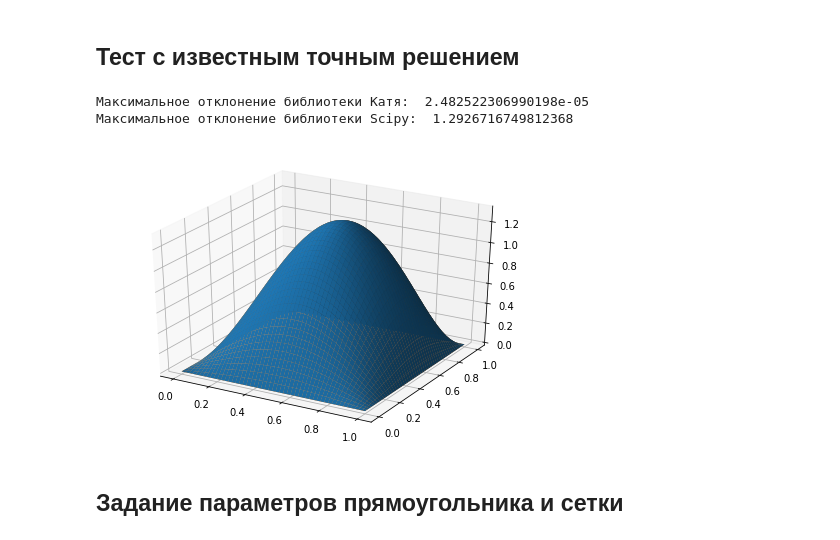
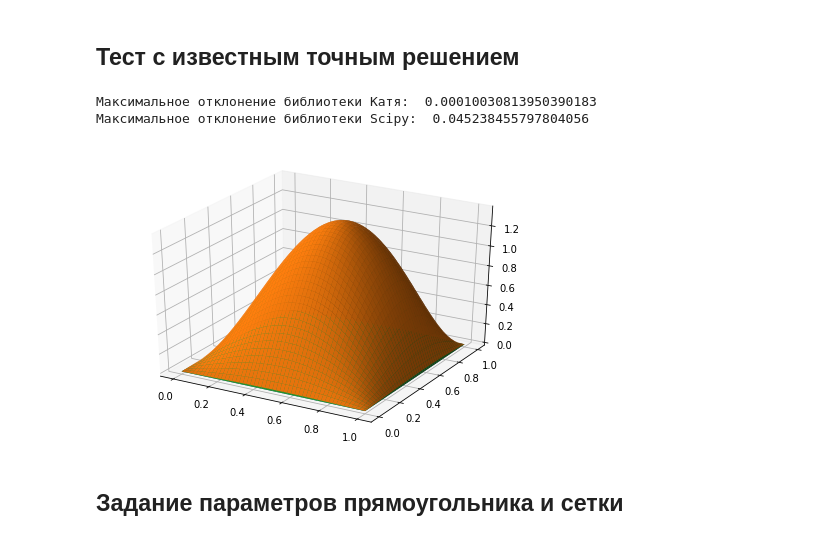
Before and after one commit to katyalatypova/mipt_comp_math, a Jupyter notebook: Task2.ipynb, the cells around one changed output. Drawn from its saved outputs; the diff is of its cells as text; code cells hidden in the pictures.

Commit message:
scipy to be understood

```diff
--- a/Task2.ipynb
+++ b/Task2.ipynb
@@ -79,13 +68,12 @@ def lamda(i, N, h):
     return 4*(sin(pi * i / 2 / N))**2/h**2
 
 def solver(Nx, Ny, hx, hy, fd):
-    fd_ft = dft.dstn(fd, norm = "ortho", type = 1)
+    fd_ft = dft.dstn(fd, norm = "ortho")
     sol = np.zeros((Nx, Ny), dtype = np.float64)
     for ix in range(Nx):
         for iy in range(Ny):
-            if(ix + iy > 0):
-                sol[ix, iy] = fd_ft[ix, iy]/(lamda(ix + 1, Nx + 1, hx) + lamda(iy + 1, Ny + 1, hy))
-    sol = dft.idstn(sol, norm = "ortho", type = 1)
+            sol[ix, iy] = fd_ft[ix, iy]/(lamda(ix + 1, Nx + 1, hx) + lamda(iy + 1, Ny + 1, hy))
+    sol = dft.idstn(sol, norm = "ortho")
     return sol
 # %% [markdown]
 ## Тест с известным точным решением
@@ -93,38 +81,38 @@ def solver(Nx, Ny, hx, hy, fd):
 # def f(x, y):
 #     return sin(pi * x /lx) * sin(pi * y/ly)
 def precise_sol(x, y):
     return exp(x * y) * sin(pi * x) * sin(pi * y)
 
 def f(x, y):
     return -exp(x * y) * (sin(pi * y) * ((x**2 + y**2 - 2 * pi**2) * sin(pi * x) + 2 * pi * y * cos(pi * x)) + 2 * pi * x * sin(pi * x) * cos(pi * y))
 
 lx = 1; ly = 1
-Nx = 200; Ny = 200
+Nx = 100; Ny = 100
 x = np.linspace(0, lx, Nx, dtype = np.float64)
 y = np.linspace(0, ly, Ny, dtype = np.float64)
 hx = x[1] - x[0]
 hy = y[1] - y[0]
 x, y = np.meshgrid(x, y)
 
 fd = f(x, y).T
 # precise_sol =  fd / ((pi/lx) ** 2 + (pi/ly)**2)
 precise_sol = precise_sol(x, y).T
 numerical_sol = solver(Nx, Ny, hx, hy, fd)
 mynumerical_sol = mysolver(Nx, Ny, hx, hy, fd)
 
 fig = pylab.figure()
 axes = Axes3D(fig)
 
 axes.plot_surface(x, y, mynumerical_sol.T)
-# axes.plot_surface(x, y, numerical_sol.T)
+axes.plot_surface(x, y, numerical_sol.T)
 axes.plot_surface(x, y, precise_sol.T)
 
 print("Максимальное отклонение библиотеки Катя: ", np.max(np.abs(mynumerical_sol - precise_sol)))
 print("Максимальное отклонение библиотеки Scipy: ", np.max(np.abs(numerical_sol - precise_sol)))
 # %% [output]
-Максимальное отклонение библиотеки Катя:  2.482522306990198e-05
-Максимальное отклонение библиотеки Scipy:  1.2926716749812368
+Максимальное отклонение библиотеки Катя:  0.00010030813950390183
+Максимальное отклонение библиотеки Scipy:  0.045238455797804056
-[figure, old version]
+[figure, new version]
 # %% [markdown]
 ## Задание параметров прямоугольника и сетки
 # %%
```
Also changed, not shown: parts of 6 cells of this notebook.
